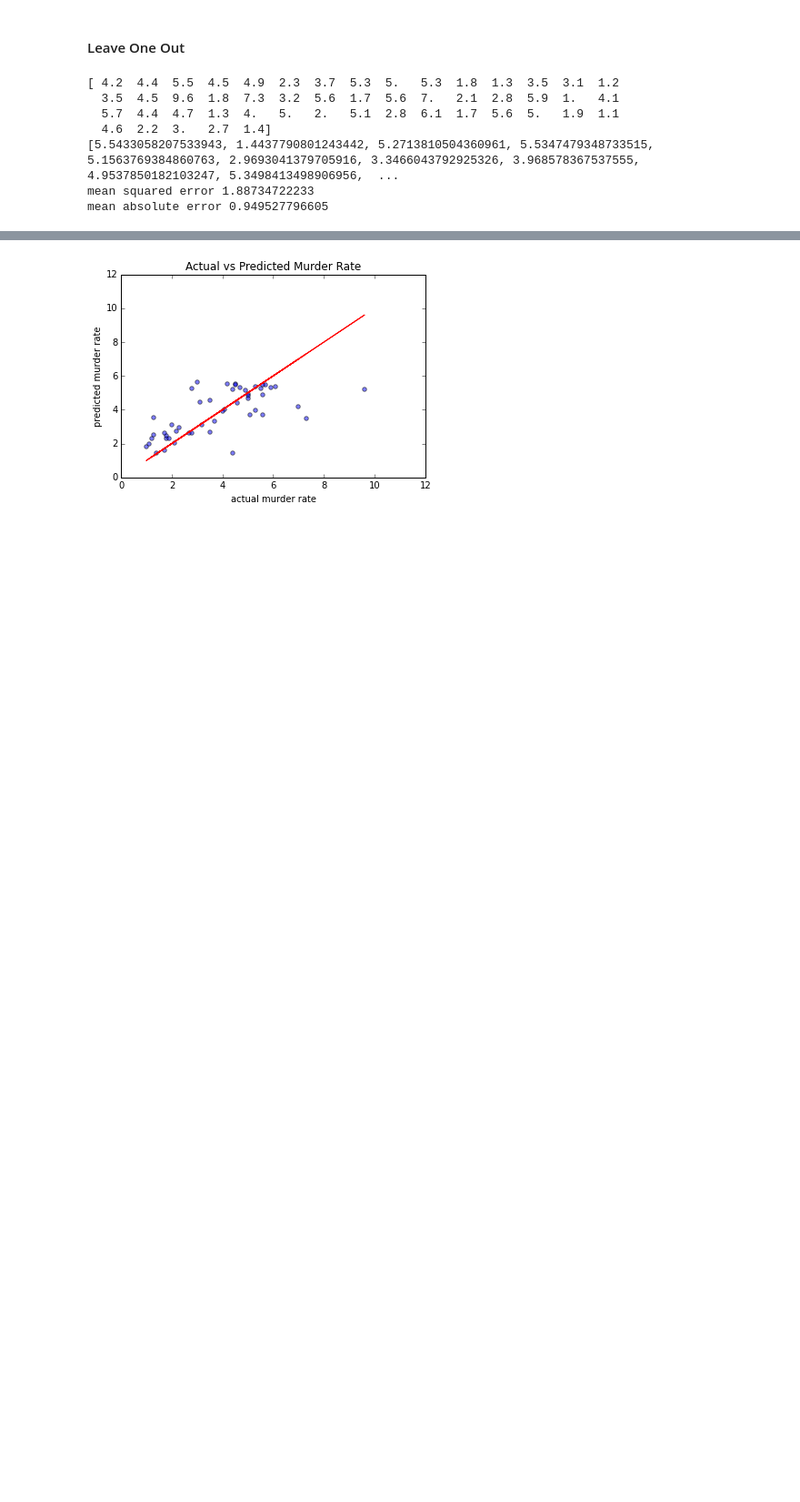
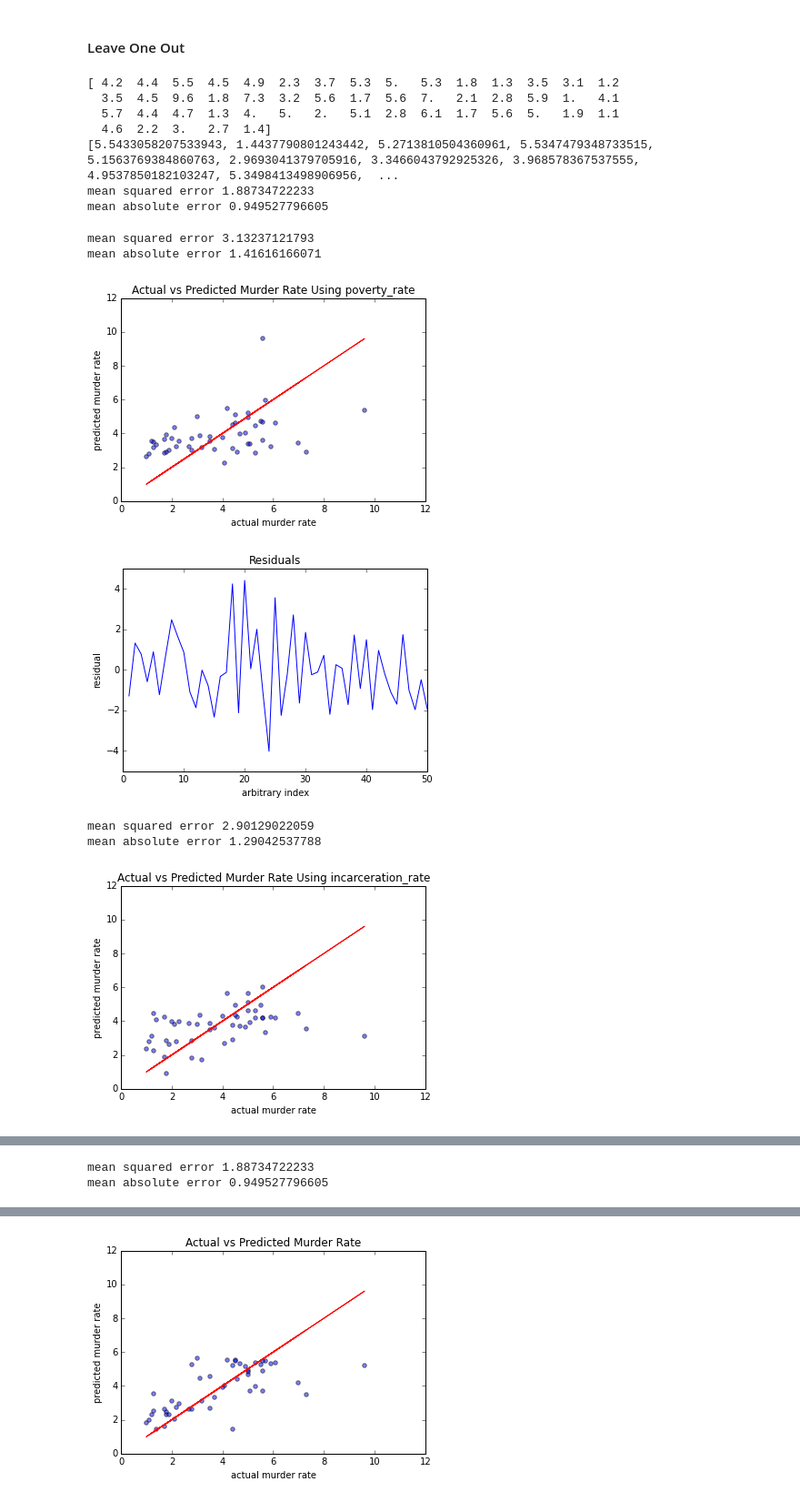
Before and after one commit to JeremyMcCormick/DAT_SF_14, a Jupyter notebook: myproject/predict.ipynb, the cells around one changed output, grey strips where cells are left out. Shown at 91% size. Drawn from its saved outputs; the diff is of its cells as text; code cells hidden in the pictures; blank space fills up the shorter version.

```diff
--- a/myproject/predict.ipynb
+++ b/myproject/predict.ipynb
@@ -87,3 +87,43 @@ print "mean absolute error", mae
 [5.5433058207533943, 1.4437790801243442, 5.2713810504360961, 5.5347479348733515, 5.1563769384860763, 2.9693041379705916, 3.3466043792925326, 3.968578367537555, 4.9537850182103247, 5.3498413498906956,  ...
 mean squared error 1.88734722233
 mean absolute error 0.949527796605
+# %%
+def run_loo(x_col_name):
+    # run LOO cross-validation using test model
+    predicted = predict_loo([x_col_name], df, model)
+
+    # compute residuals
+    res = residuals(truth, predicted)
+
+    mse = mean_squared_error(truth, predicted)
+    print "mean squared error", mse
+
+    mae = mean_absolute_error(truth, predicted)
+    print "mean absolute error", mae
+
+    # plot actual vs predicted murder rate
+    plt.scatter(truth, predicted, alpha=0.5)
+    plt.xlabel("actual murder rate")
+    plt.ylabel("predicted murder rate")
+    plt.title("Actual vs Predicted Murder Rate Using " + x_col_name)
+    plt.plot(truth, truth, color="red")
+    plt.show()
+
+    # plot residuals
+    plt.plot(range(1,51), res)
+    plt.title("Residuals")
+    plt.xlabel("arbitrary index")
+    plt.ylabel("residual")
+    plt.show()
+
+run_loo("poverty_rate")
+run_loo("incarceration_rate")
+run_loo("no_high_school")
+# %% [output]
+mean squared error 3.13237121793
+mean absolute error 1.41616166071
+[figure, added]
+[figure, added]
+mean squared error 2.90129022059
+mean absolute error 1.29042537788
+[figure, added]
@@ -89,0 +131,2 @@ mean absolute error 0.949527796605
+mean squared error 1.88734722233
+mean absolute error 0.949527796605
```
Also changed, not shown: parts of 2 cells of this notebook, 4 other files.
